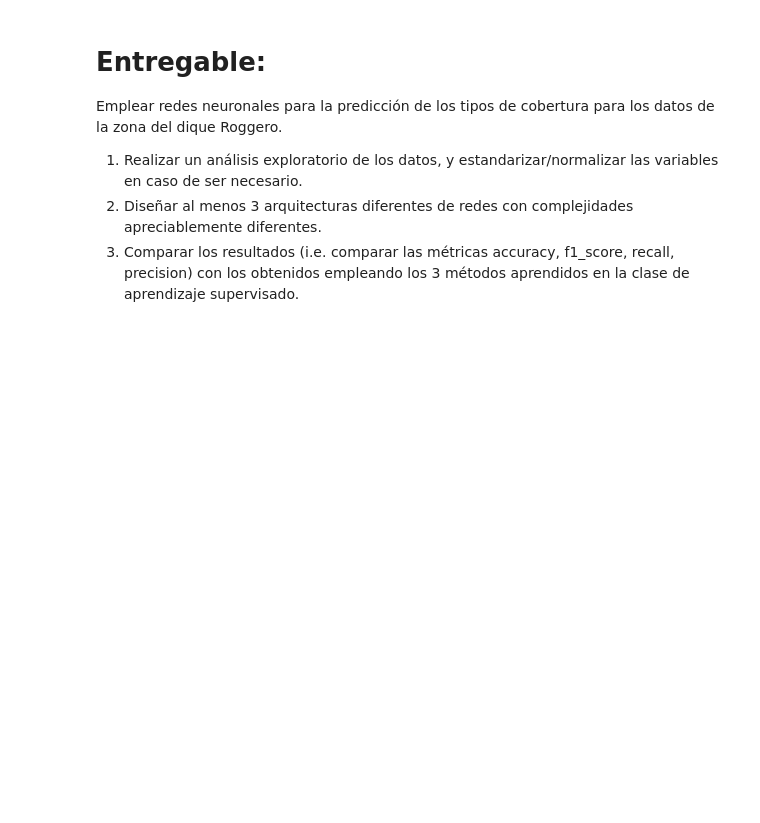
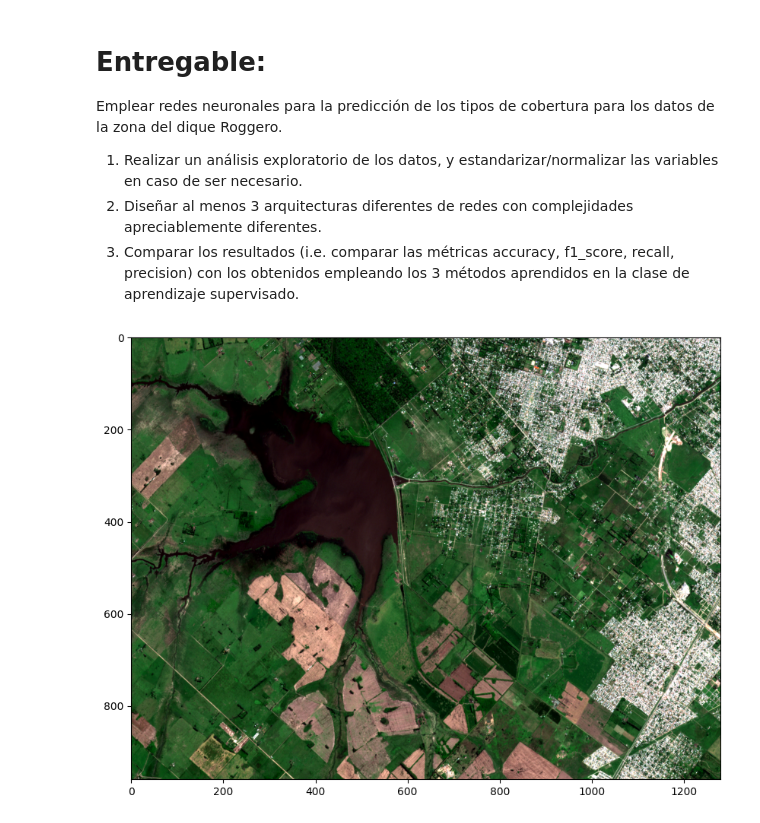
Before and after one commit to pablonicolasr/gulich_pdis, a Jupyter notebook: practica_mlp.ipynb, the cells around one changed output. Saved outputs shown, nothing was run; the diff lists cells and outputs as text; code cells hidden in the pictures; blank space fills up the shorter version.

```diff
--- a/practica_mlp.ipynb
+++ b/practica_mlp.ipynb
@@ -158,0 +179,75 @@ Emplear redes neuronales para la predicción de los tipos de cobertura para los
+# %%
+path_proc = './proc/'
+path_out = './out/'
+path_shp = './raw_data/vector/'
+raster_fn = path_proc + 'S2_dique_20181006.tif'
+rois_shp = gpd.read_file(path_shp+'rois_dique3.geojson')
+
+#Leo los ROIS
+with rasterio.open(raster_fn) as src:
+    d=src.count #cantidad de atributos = cantidad de bandas en el raster
+    m=src.read()
+
+nodata=-255 #elijo un valor raro para nodata
+
+plt.figure(figsize=(10,10))
+show(nequalize(m)[[2,1,0]])
+plt.show()
+
+clases=list(set(rois_shp['clase']))
+clases.sort() #numero las clases de los ROIs alfabéticamente
+clase_dict = {clase:i for i, clase in enumerate(clases)}
+
+print(clase_dict)
+
+#Preparo colección de atributos etiquetados. Comienza con 0 datos
+X = np.zeros([0,d],dtype = np.float32) #array con todos los atributos
+Y = np.zeros([0],dtype=int)            #array con sus etiquetas
+
+print(X.shape)
+print(Y.shape)
+
+for index, row in rois_shp.iterrows():
+    print(f'Valor de la clase para el elemento {index}:', row['clase'])
+
+with rasterio.open(raster_fn) as src:
+    for index, row in rois_shp.iterrows():
+        poli = row['geometry']
+        clase = row['clase']
+        #Realizo la máscara usando poli como geometria
+        clip, _transform = mask(src, [poli], crop=True,nodata=nodata)
+        #Calculo las dimensiones del recorte (d siempre va a ser igual, numero de bandas)
+        d,x,y = clip.shape
+        # Reacomodo todo como si fuera una tabla (reshape), y con .T lo traspongo. Eso me da la
+        #misma estructura de X
+        D = list(clip.reshape([d,x*y]).T)
+        #Con esta línea me aseguro de eliminar cualquier valor NoData producto del enmascarado. Usamos .prod() para
+        # garantizar que en nunguna dimensión (banda) haya quedado un valor sin datos
+        D = [p for p in D if (not (p==nodata).prod())]
+        # Convierto a la tabla/lista D en array
+        DX = np.array(D)
+        #Genero la lista de etiquetas (número) que corresponden a esta clase (lo saco del diccionario definido previamente)
+        DY = np.repeat(clase_dict[clase],len(D))
+        #a X le concateno DX
+        X = np.concatenate((X,DX))
+        #a Y le concateno DY
+        Y = np.concatenate((Y,DY))
+
+
+print(X.shape)
+print(Y.shape)
+
+L = list(Y)
+E = set(L) #set devuelve valores únicos
+
+print(f'valores únicos de clases (números): {E}')
+
+pixels_por_clase = {clases[y]:L.count(y) for y in E}
+
+for clase in clases:
+    print(f"{clase:>15s}: {pixels_por_clase[clase]}")
+
+
+X_train, X_test, Y_train, Y_test = train_test_split(X, Y, test_size = 0.25, random_state = 42) # 75% para train y 25% para test
+# %% [output]
+[figure, added]
```
Also changed, not shown: parts of 11 cells of this notebook, 1 other file.
